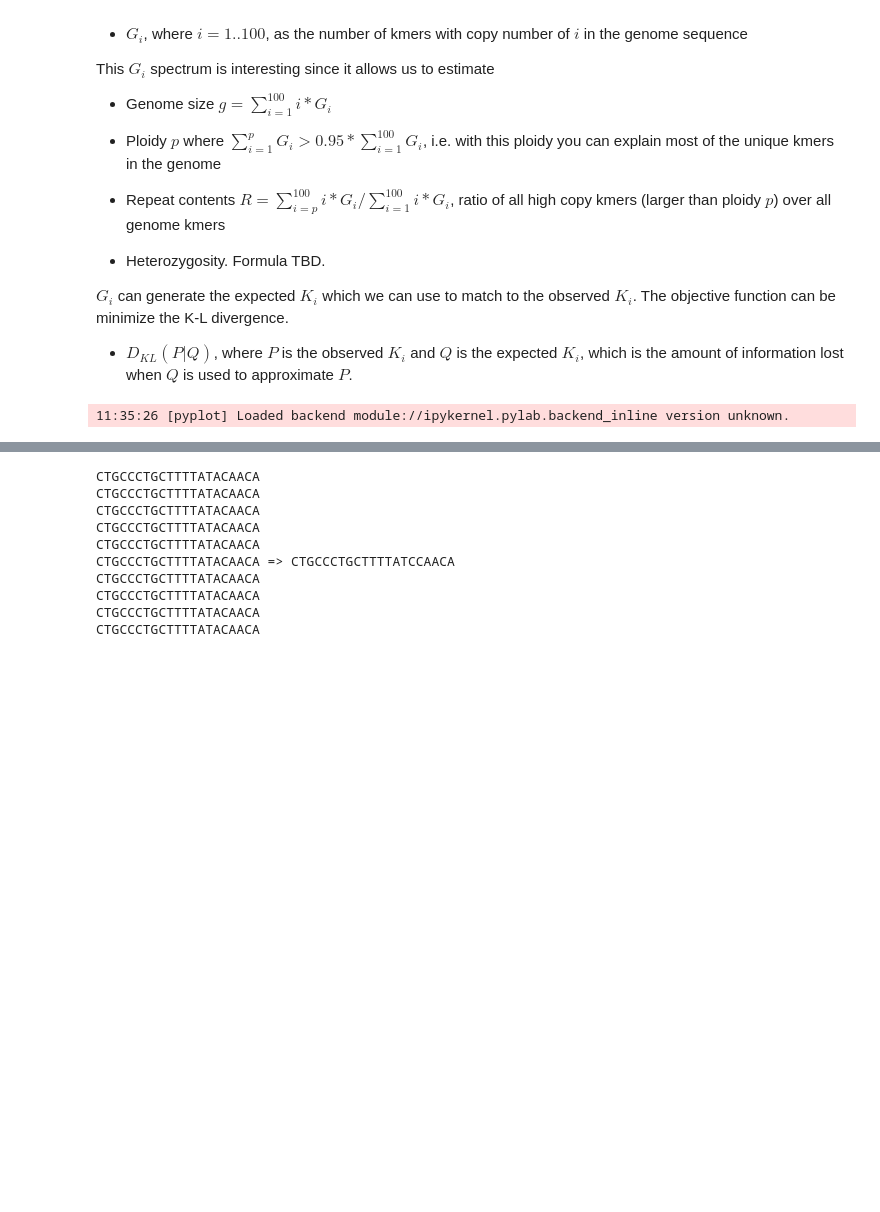
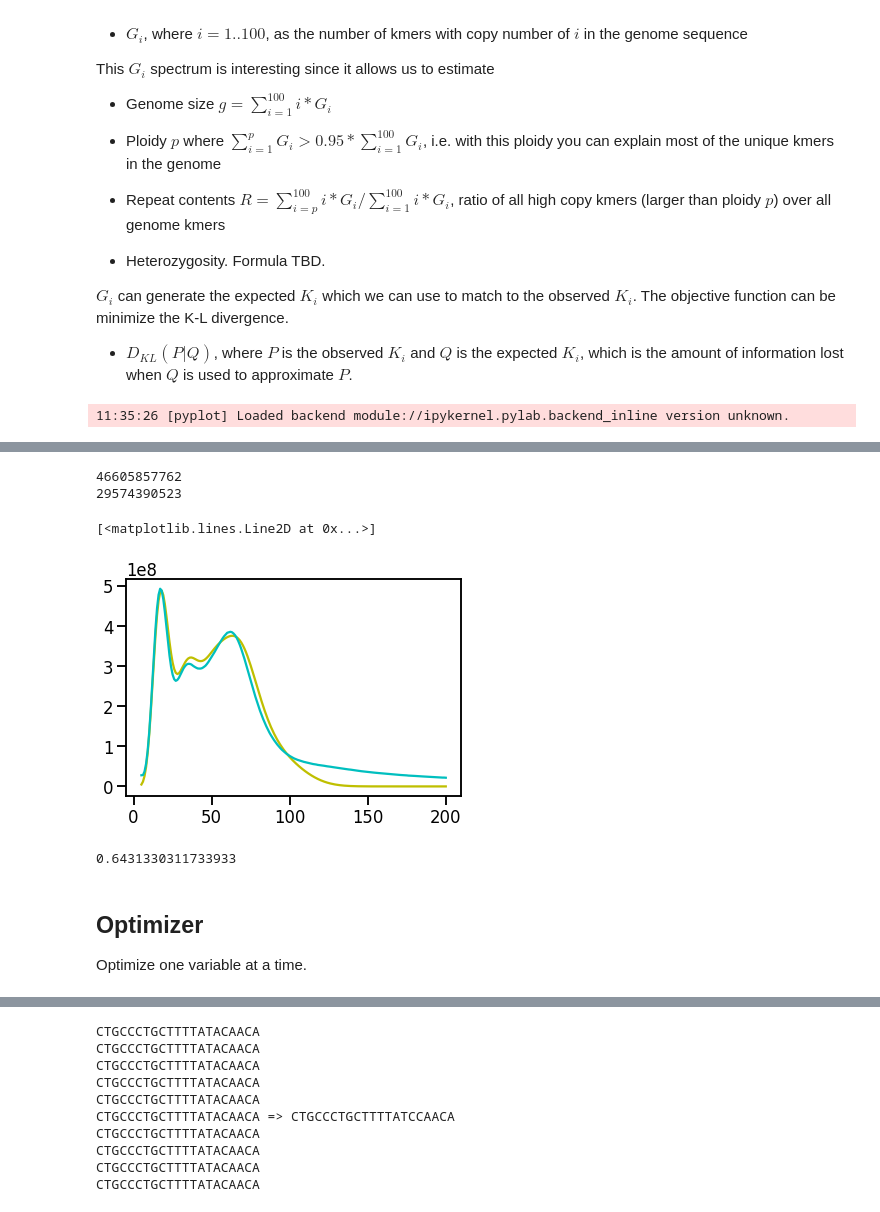
Before and after one commit to tanghaibao/bio-pipeline, a Jupyter notebook: notebooks/kmer/Assembly-kmer-estimates.ipynb, the cells around one changed output, grey strips where cells are left out. Saved outputs shown, nothing was run; the diff lists cells and outputs as text; code cells hidden in the pictures; blank space fills up the shorter version.

```diff
--- a/notebooks/kmer/Assembly-kmer-estimates.ipynb
+++ b/notebooks/kmer/Assembly-kmer-estimates.ipynb
@@ -33,0 +79,48 @@ logging.getLogger("matplotlib").setLevel(logging.WARNING)
+# %%
+# Decompose the truncated histogram
+X = np.arange(1, len(hist), dtype=np.int)
+Y = hist[X] * X
+total = Y.sum()
+print(total)
+print(y.sum())
+# %% [output]
+46605857762
+29574390523
+# %%
+from scipy.stats import entropy
+
+coverage_range = np.arange(5, 201, dtype=np.int)
+P = Y[coverage_range]
+
+def generative_model(G, lambda_, rho):
+    stacked = np.ones(len(coverage_range), dtype=np.float64)
+    for i, g in enumerate(G):
+        stacked += g * nbinom_pmf(coverage_range, lambda_ * (i + 1), rho) * coverage_range
+    return stacked
+
+def funcKL(lambda_, rho, G):
+    stacked = generative_model(G, lambda_, rho)
+    return entropy(P, stacked)
+
+def func(lambda_, rho, G):
+    stacked = generative_model(G, lambda_, rho)
+    return np.sum((P - stacked) ** 2)
+# %%
+G = np.zeros(16)
+G[0:6] = [3.7e8, 1.5e8, 1.1e8, 1.1e8, 2.5e7, 1e7]
+lambda_ = 17
+rho = 1.6
+stacked = generative_model(G, lambda_, rho)
+plt.plot(coverage_range, stacked, "y-")
+plt.plot(x, y, "c-")
+# %% [output]
+[<matplotlib.lines.Line2D at 0x...>]
+[figure, added]
+# %%
+func(17, 1.5, G)
+# %% [output]
+0.6431330311733933
+# %% [markdown]
+## Optimizer
+
+Optimize one variable at a time.
```
Also changed, not shown: parts of 13 cells of this notebook.
